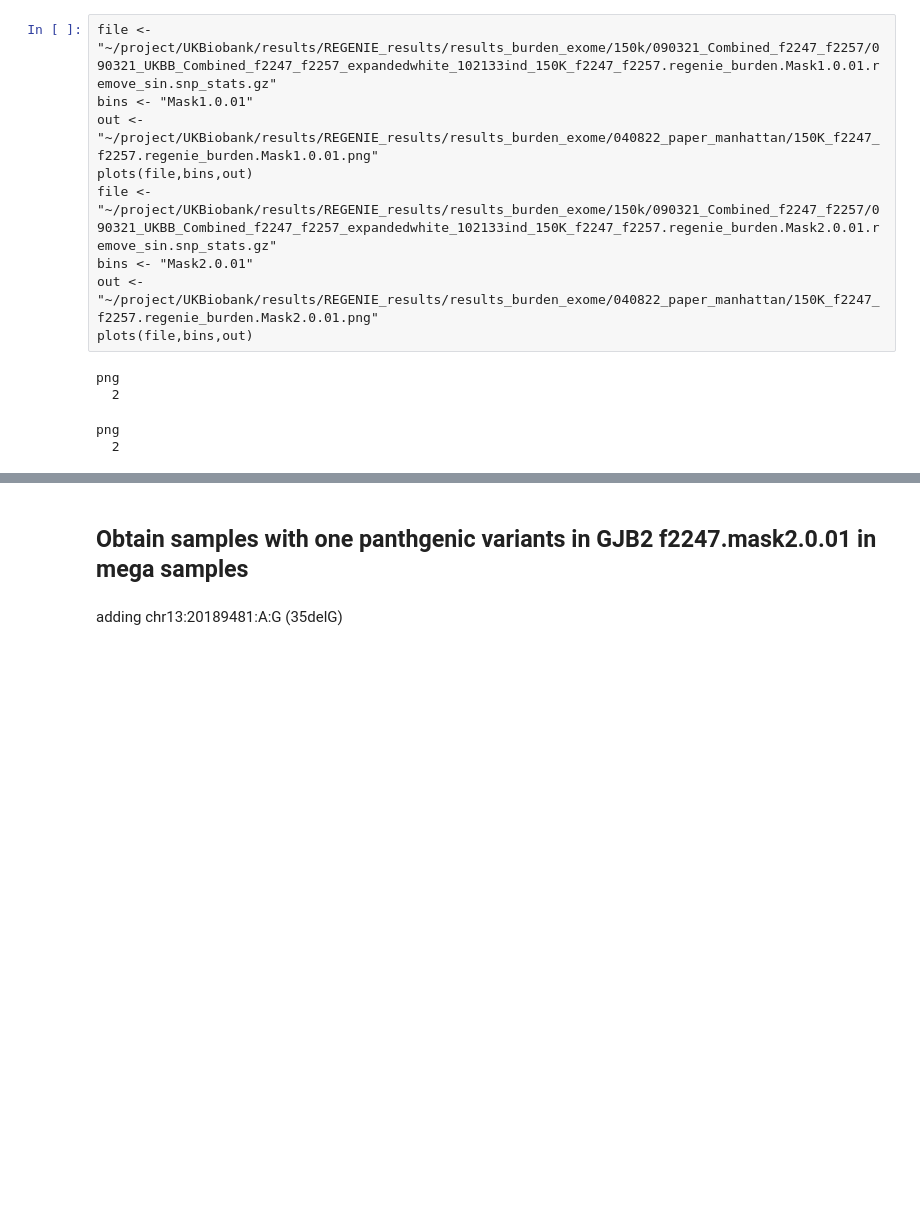
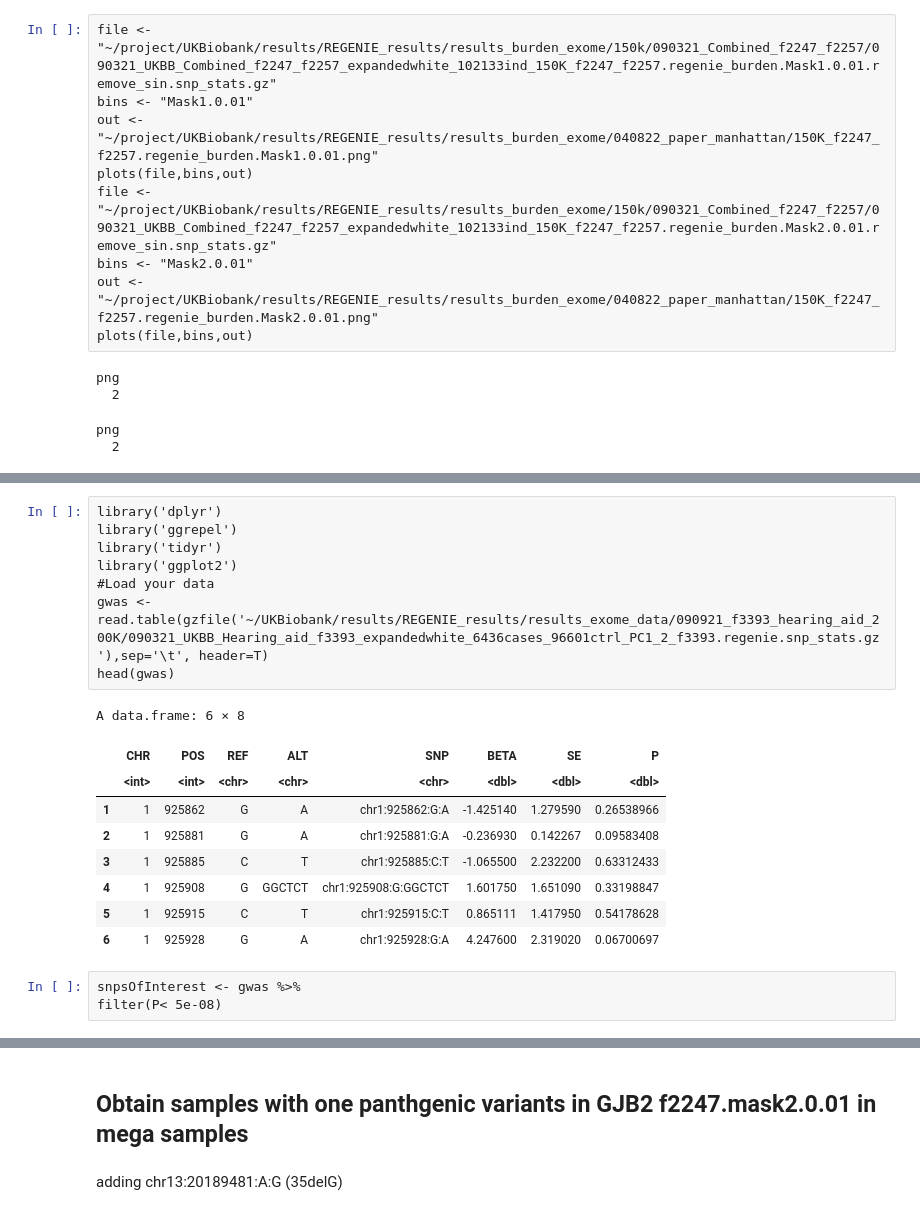
Before and after one commit to statgenetics/UKBB_GWAS_dev, a Jupyter notebook: workflow/rarevarianttable.ipynb, the cells around one changed output, grey strips where cells are left out. Drawn from its saved outputs; the diff is of its cells as text; blank space fills up the shorter version.

```diff
--- a/workflow/rarevarianttable.ipynb
+++ b/workflow/rarevarianttable.ipynb
@@ -5378,0 +5385,21 @@ dev.off()
+# %%
+library('dplyr')
+library('ggrepel')
+library('tidyr')
+library('ggplot2')
+#Load your data
+gwas <- read.table(gzfile('~/UKBiobank/results/REGENIE_results/results_exome_data/090921_f3393_hearing_aid_200K/090321_UKBB_Hearing_aid_f3393_expandedwhite_6436cases_96601ctrl_PC1_2_f3393.regenie.snp_stats.gz'),sep='\t', header=T)
+head(gwas)
+# %% [output]
+A data.frame: 6 × 8
+|  | CHR | POS | REF | ALT | SNP | BETA | SE | P |
+|  | <int> | <int> | <chr> | <chr> | <chr> | <dbl> | <dbl> | <dbl> |
+| 1 | 1 | 925862 | G | A | chr1:925862:G:A | -1.425140 | 1.279590 | 0.26538966 |
+| 2 | 1 | 925881 | G | A | chr1:925881:G:A | -0.236930 | 0.142267 | 0.09583408 |
+| 3 | 1 | 925885 | C | T | chr1:925885:C:T | -1.065500 | 2.232200 | 0.63312433 |
+| 4 | 1 | 925908 | G | GGCTCT | chr1:925908:G:GGCTCT | 1.601750 | 1.651090 | 0.33198847 |
+| 5 | 1 | 925915 | C | T | chr1:925915:C:T | 0.865111 | 1.417950 | 0.54178628 |
+| 6 | 1 | 925928 | G | A | chr1:925928:G:A | 4.247600 | 2.319020 | 0.06700697 |
+# %%
+snpsOfInterest <- gwas %>%
+filter(P< 5e-08)
```
Also changed, not shown: parts of 11 cells of this notebook.
